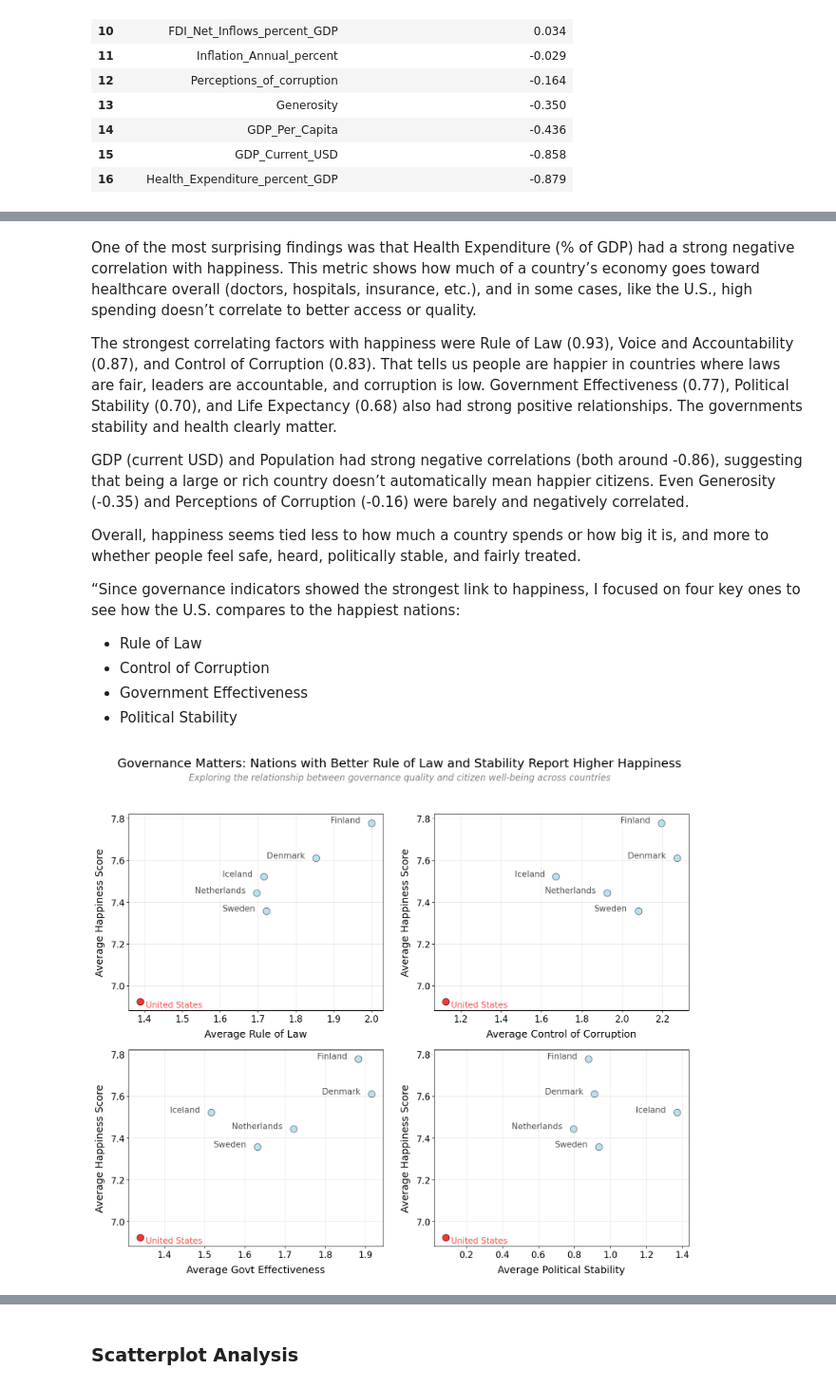
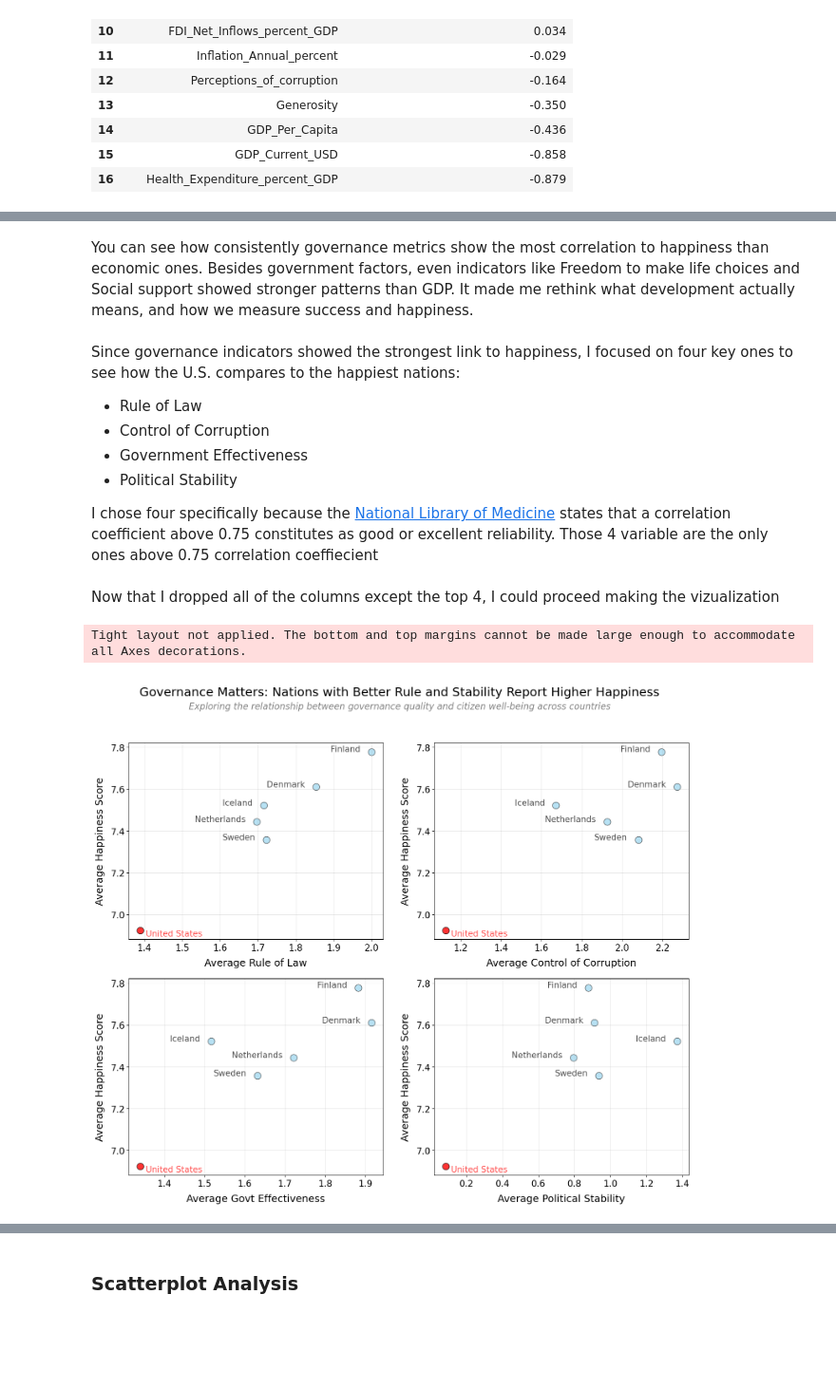
Before and after one commit to LSE-ME204/me204-2025-project-jayden, a Jupyter notebook: notebooks/NB03-analysis.ipynb, the cells around one changed output, grey strips where cells are left out. Shown at 95% size. Cells and saved outputs as stored; diff of their text form; code cells hidden in the pictures; blank space fills up the shorter version.

Commit message:
Converted the interactive graph into a function, so it could be used in the analysis. Added read me, and notebook explanations + edits to make both flow. Also deleted unessesary testing files

```diff
--- a/notebooks/NB03-analysis.ipynb
+++ b/notebooks/NB03-analysis.ipynb
@@ -196,0 +171,11 @@ Passing `palette` without assigning `hue` is deprecated and will be removed in v
+# %%
+# Generated an interactive scatter plot comparing Happiness Score to various World Bank indicators
+# Included a dropdown menu to allow users to switch the x-axis variable dynamically
+
+# Imported and used my function that connects to the database and pulls the whole joined dataset from it
+# I used this in analysis, so it reduces repetition
+db_path = "/files/me204-2025-project-jayden/data/database.db"
+df = load_joined_world_bank_happiness(db_path)
+
+# Averaged across years to produce a single row per country.
+df = df.groupby("Country", as_index=False).mean(numeric_only=True)
@@ -197,17 +267,13 @@ Passing `palette` without assigning `hue` is deprecated and will be removed in v
+# %% [markdown]
+You can see how consistently governance metrics show the most correlation to happiness than economic ones. Besides government factors, even indicators like Freedom to make life choices and Social support showed stronger patterns than GDP. It made me rethink what development actually means, and how we measure success and happiness.
 # %% [markdown]
-One of the most surprising findings was that Health Expenditure (% of GDP) had a strong negative correlation with happiness. This metric shows how much of a country’s economy goes toward healthcare overall (doctors, hospitals, insurance, etc.), and in some cases, like the U.S., high spending doesn’t correlate to better access or quality.
-
-The strongest correlating factors with happiness were Rule of Law (0.93), Voice and Accountability (0.87), and Control of Corruption (0.83). That tells us people are happier in countries where laws are fair, leaders are accountable, and corruption is low. Government Effectiveness (0.77), Political Stability (0.70), and Life Expectancy (0.68) also had strong positive relationships. The governments stability and health clearly matter.
-
-GDP (current USD) and Population had strong negative correlations (both around -0.86), suggesting that being a large or rich country doesn’t automatically mean happier citizens. Even Generosity (-0.35) and Perceptions of Corruption (-0.16) were barely and negatively correlated.
-
-Overall, happiness seems tied less to how much a country spends or how big it is, and more to whether people feel safe, heard, politically stable, and fairly treated.
-
-“Since governance indicators showed the strongest link to happiness, I focused on four key ones to see how the U.S. compares to the happiest nations:
+Since governance indicators showed the strongest link to happiness, I focused on four key ones to see how the U.S. compares to the happiest nations:
 - Rule of Law
 - Control of Corruption
 - Government Effectiveness
 - Political Stability
+
+I chose four specifically because the [National Library of Medicine](https://pmc.ncbi.nlm.nih.gov/articles/PMC4913118/) states that a correlation coefficient above 0.75 constitutes as good or excellent reliability. Those 4 variable are the only ones above 0.75 correlation coeffiecient
 # %%
 # Dropped all the rows that I am not using, that have low correlations
 df_clean = df.dropna(subset=[
@@ -230,6 +296,8 @@ indicators = [
     "Govt_Effectiveness",
     "Political_Stability"
 ]
+# %% [markdown]
+Now that I dropped all of the columns except the top 4, I could proceed making the vizualization
 # %%
 # Sets up the plot size, and axis to ensure the right format
 fig, axes = plt.subplots(2, 2, figsize=(18, 14))
@@ -295,35 +363,36 @@ for index, indicator in enumerate(indicators):
 
     # Set descriptive axis labels and title with improved readability.
     # Changed the column name to have spaces instead of camel case
     # Used labelpad to space out axes
     ax.set_xlabel(f"Average {indicator.replace('_', ' ')}", fontsize=18, labelpad=10)
     ax.set_ylabel("Average Happiness Score", fontsize=18, labelpad=10)
     ax.tick_params(axis='both', which='major', labelsize=16)
     ax.grid(True, alpha=0.3)
 
 # Add main title
 plt.suptitle(
-    "Governance Matters: Nations with Better Rule of Law and Stability Report Higher Happiness",
+    "Governance Matters: Nations with Better Rule and Stability Report Higher Happiness",
     fontsize=22,
     y=0.98
 )
 
 # Added subtitle
 plt.figtext(
     0.5, 0.94,
     "\n\nExploring the relationship between governance quality and citizen well-being across countries",
     ha='center',
     fontsize=16,
     style='italic',
     color='gray'
 )
 
 # Overall layout, title, and plot
 plt.tight_layout(rect=[0, 5, 1, 0.88], h_pad=3.0, w_pad=2.0)
 plt.savefig("/files/me204-2025-project-jayden/docs/figures/governance_vs_happiness.svg", format="svg", bbox_inches='tight')
 plt.show()
 # %% [output]
+Tight layout not applied. The bottom and top margins cannot be made large enough to accommodate all Axes decorations.
-[figure, old version]
+[figure, new version]
 # %% [markdown]
 ### Note on Scatterplot Axis Scales*
 
```
Also changed, not shown: parts of 19 cells of this notebook, 16 other files.
